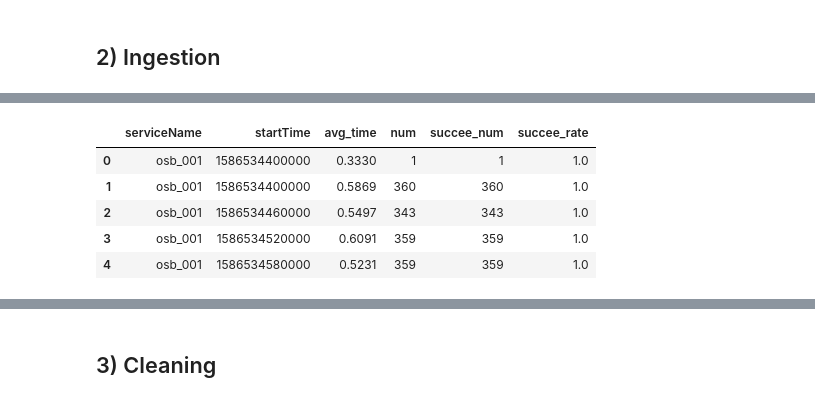
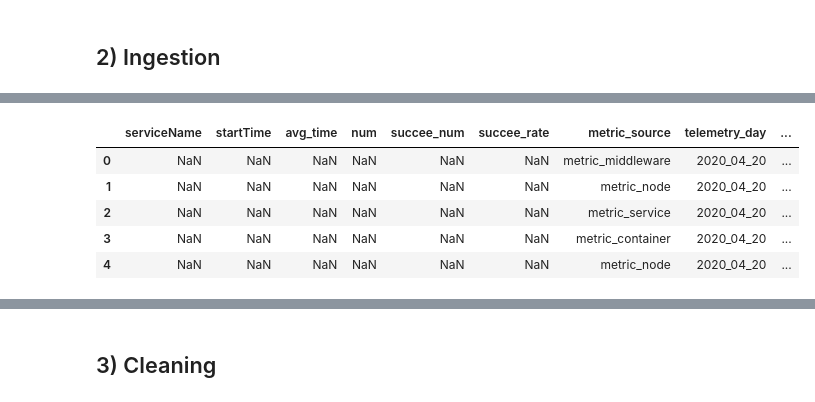
Before and after one commit to Ohara124c41/ai-programming-foundations-project, a Jupyter notebook: data_workflow.ipynb, the cells around one changed output, grey strips where cells are left out. Drawn from its saved outputs; the diff is of its cells as text; code cells hidden in the pictures.

```diff
--- a/data_workflow.ipynb
+++ b/data_workflow.ipynb
@@ -262,47 +276,62 @@ Bootstrap status: {'aif360_status': 'already_installed', 'openrca_zip_status': '
 # %% [markdown]
 ## 2) Ingestion
 # %%
-DATA_DIR = Path("data")
+DATA_DIR = globals().get("DATA_ROOT", Path("data"))
 DATA_DIR.mkdir(parents=True, exist_ok=True)
 
 system_name = str(globals().get("OPENRCA_SYSTEM_PREFERENCE", "Telecom"))
 system_dir = DATA_DIR / "openrca" / system_name
 
-# Prefer telecom telemetry metric tables because they satisfy project size constraints.
-bootstrap_dataset_path = Path(
-    globals().get(
-        "DOWNLOADED_DATASET_PATH",
-        system_dir / "telemetry" / "2020_04_11" / "metric" / "metric_service.csv",
-    )
-)
-preferred_metric_csvs = sorted(system_dir.glob("telemetry/*/metric/*.csv"), key=lambda x: str(x).lower())
-preferred_query_csvs = sorted(system_dir.glob("query.csv"), key=lambda x: str(x).lower())
-preferred_record_csvs = sorted(system_dir.glob("record.csv"), key=lambda x: str(x).lower())
+df_raw = None
+DATASET_PATH = None
+INGESTION_MODE = None
+INGESTION_DETAIL = {}
 
-openrca_preferred_paths = preferred_metric_csvs + [bootstrap_dataset_path] + preferred_query_csvs + preferred_record_csvs
-PREFERRED_DATASET_PATH = next((p for p in openrca_preferred_paths if p.exists()), None)
+# Preferred mode: combine all metric CSVs for one telecom day.
+metric_day = str(globals().get("TELECOM_METRIC_DAY", "2020_04_20"))
+combine_metric_files = bool(globals().get("COMBINE_TELECOM_METRIC_FILES", True))
+metric_glob = str(globals().get("TELECOM_METRIC_GLOB", "metric_*.csv"))
 
-fallback_openrca_csvs = sorted((DATA_DIR / "openrca").glob("**/*.csv"), key=lambda x: str(x).lower())
-generic_csvs = sorted(
-    [p for p in DATA_DIR.glob("*.csv")] + [p for p in Path(".").glob("*.csv")],
-    key=lambda x: str(x).lower(),
-)
-candidate_csvs = [p for p in openrca_preferred_paths if p.exists()] + [p for p in fallback_openrca_csvs if p not in openrca_preferred_paths] + generic_csvs
+if combine_metric_files:
+    metric_dir = system_dir / "telemetry" / metric_day / "metric"
+    metric_files = sorted(metric_dir.glob(metric_glob), key=lambda x: str(x).lower())
+    if metric_files:
+        frames = []
+        for metric_file in metric_files:
+            part = pd.read_csv(metric_file, low_memory=False)
+            part["metric_source"] = metric_file.stem
+            part["telemetry_day"] = metric_day
+            frames.append(part)
+        df_raw = pd.concat(frames, ignore_index=True, sort=False)
+        DATASET_PATH = metric_dir / metric_glob
+        INGESTION_MODE = "combined_metric_files"
+        INGESTION_DETAIL = {
+            "metric_day": metric_day,
+            "metric_files_loaded": len(metric_files),
+            "metric_file_names": [m.name for m in metric_files],
+        }
 
-if PREFERRED_DATASET_PATH is not None:
-    DATASET_PATH = PREFERRED_DATASET_PATH
-elif candidate_csvs:
-    DATASET_PATH = candidate_csvs[0]
-else:
-    DATASET_PATH = None
+# Fallback mode: single-file selection.
+if df_raw is None:
+    bootstrap_dataset_path = Path(globals().get("DOWNLOADED_DATASET_PATH", system_dir / "query.csv"))
+    preferred_metric_csvs = sorted(system_dir.glob("telemetry/*/metric/*.csv"), key=lambda x: str(x).lower())
+    preferred_query_csvs = sorted(system_dir.glob("query.csv"), key=lambda x: str(x).lower())
+    preferred_record_csvs = sorted(system_dir.glob("record.csv"), key=lambda x: str(x).lower())
+    openrca_preferred_paths = [bootstrap_dataset_path] + preferred_metric_csvs + preferred_query_csvs + preferred_record_csvs
+    fallback_openrca_csvs = sorted((DATA_DIR / "openrca").glob("**/*.csv"), key=lambda x: str(x).lower())
+    generic_csvs = sorted([p for p in DATA_DIR.glob("*.csv")] + [p for p in Path(".").glob("*.csv")], key=lambda x: str(x).lower())
+    candidate_csvs = [p for p in openrca_preferred_paths if p.exists()] + [p for p in fallback_openrca_csvs if p not in openrca_preferred_paths] + generic_csvs
 
-if DATASET_PATH is None:
-    df_raw = None
+    if candidate_csvs:
+        DATASET_PATH = candidate_csvs[0]
+        df_raw = pd.read_csv(DATASET_PATH, low_memory=False)
+        INGESTION_MODE = "single_file"
+
+if df_raw is None:
     SUBSET_METADATA = None
     print("No OpenRCA CSV found. Put files under data/openrca/{SYSTEM}/... and rerun.")
     print("Expected systems: Bank, Telecom, Market/cloudbed-1, Market/cloudbed-2")
 else:
-    df_raw = pd.read_csv(DATASET_PATH, low_memory=False)
     df_raw, SUBSET_METADATA = maybe_subset_dataframe(
         df_raw,
         enabled=SUBSET_ENABLED,
@@ -310,7 +339,11 @@ else:
         random_state=SUBSET_RANDOM_STATE,
         stratify_col=SUBSET_STRATIFY_COLUMN,
     )
-    print(f"Loaded dataset: {DATASET_PATH}")
+    if "metric_source" in df_raw.columns:
+        INGESTION_DETAIL["metric_source_distribution"] = df_raw["metric_source"].value_counts(dropna=False).to_dict()
+    print(f"Ingestion mode: {INGESTION_MODE}")
+    print(f"Loaded dataset source: {DATASET_PATH}")
+    print(f"Ingestion detail: {INGESTION_DETAIL}")
     print(f"Subset metadata: {SUBSET_METADATA}")
     print(f"Shape: {df_raw.shape[0]} rows x {df_raw.shape[1]} columns")
     display(df_raw.head())
@@ -321,9 +356,9 @@ Shape: 381 rows x 6 columns
-|  | serviceName | startTime | avg_time | num | succee_num | succee_rate |
-| 0 | osb_001 | 1586534400000 | 0.3330 | 1 | 1 | 1.0 |
-| 1 | osb_001 | 1586534400000 | 0.5869 | 360 | 360 | 1.0 |
-| 2 | osb_001 | 1586534460000 | 0.5497 | 343 | 343 | 1.0 |
-| 3 | osb_001 | 1586534520000 | 0.6091 | 359 | 359 | 1.0 |
-| 4 | osb_001 | 1586534580000 | 0.5231 | 359 | 359 | 1.0 |
+|  | serviceName | startTime | avg_time | num | succee_num | succee_rate | metric_source | telemetry_day | ... |
+| 0 | NaN | NaN | NaN | NaN | NaN | NaN | metric_middleware | 2020_04_20 | ... |
+| 1 | NaN | NaN | NaN | NaN | NaN | NaN | metric_node | 2020_04_20 | ... |
+| 2 | NaN | NaN | NaN | NaN | NaN | NaN | metric_service | 2020_04_20 | ... |
+| 3 | NaN | NaN | NaN | NaN | NaN | NaN | metric_container | 2020_04_20 | ... |
+| 4 | NaN | NaN | NaN | NaN | NaN | NaN | metric_node | 2020_04_20 | ... |
 # %%
 if df_raw is None:
     print("V&V Ingestion: pending (dataset missing)")
```
Also changed, not shown: parts of 23 cells of this notebook.
